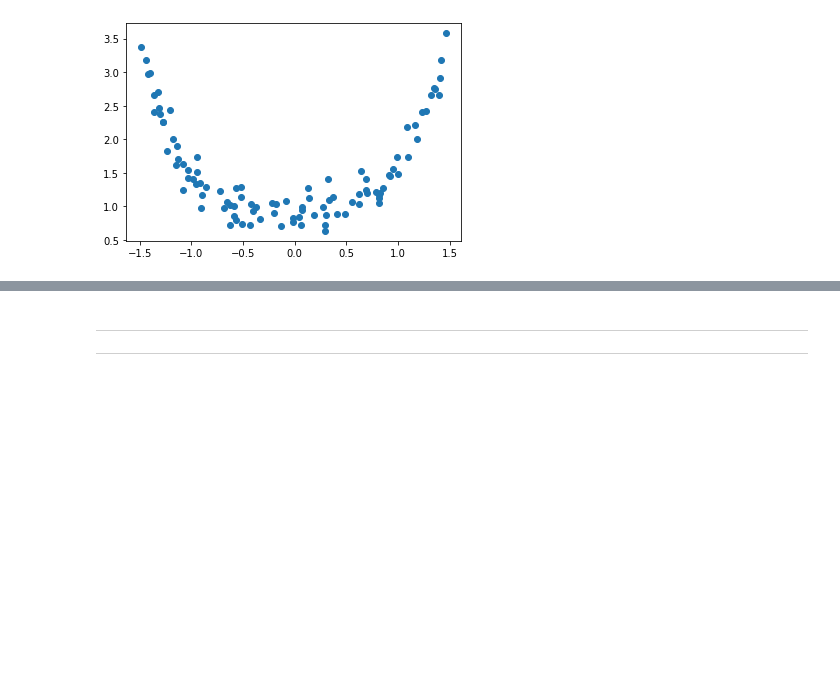
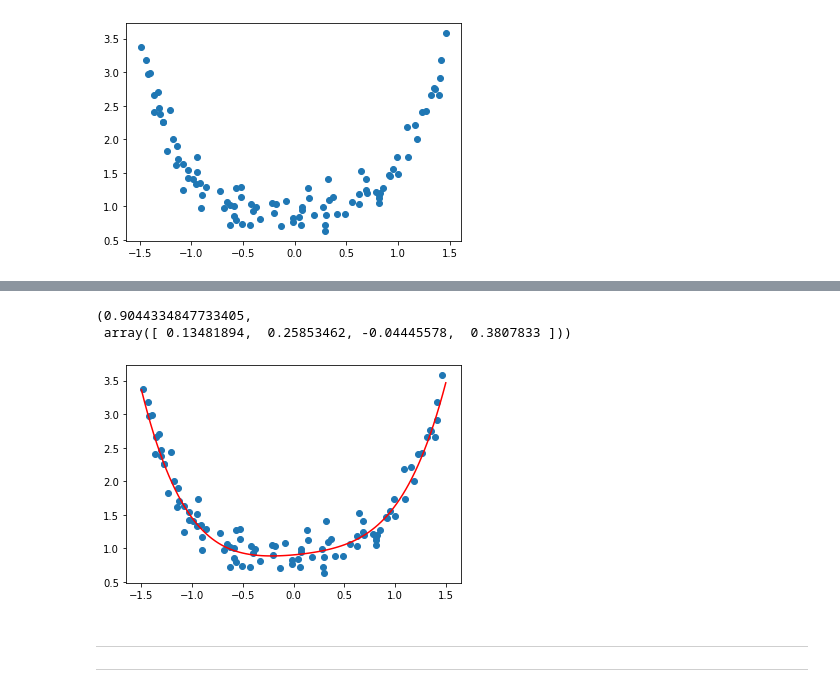
Before and after one commit to GabrielAsato/Curso_DS_Degree, a Jupyter notebook: Módulo 8 - Estatística II/Revisão do módulo de Estatística II (Pré ML).ipynb, the cells around one changed output, grey strips where cells are left out. Cells and saved outputs as stored; diff of their text form; code cells hidden in the pictures; blank space fills up the shorter version.

```diff
--- a/Módulo 8 - Estatística II/Revisão do módulo de Estatística II (Pré ML).ipynb
+++ b/Módulo 8 - Estatística II/Revisão do módulo de Estatística II (Pré ML).ipynb
@@ -1075,0 +1202,11 @@ array([[-0.37637964],
+# %%
+# Utilizando agora o PolynomialFeature
+from sklearn.preprocessing import PolynomialFeatures
+pf = PolynomialFeatures(degree= 4, include_bias = False).fit(X_train) # fazer o train_test_split normalmente em X
+# %%
+pf = pf.transform(X_train)
+# pf vira os dados com variável de vários graus
+# %%
+pf_df = pd.DataFrame(pf)
+pf_df
+# Usa-se os valores elevado a uma potência para calcular b, mas na equação utiliza-se o X com o potencial
@@ -1076,3 +1227,27 @@ array([[-0.37637964],
+# %%
+from sklearn.linear_model import LinearRegression
+reglin1 = LinearRegression().fit(pf_df, y_train)
+# %%
+reglin1.intercept_, reglin1.coef_
+# %% [output]
+(0.9044334847733405,
+ array([ 0.13481894,  0.25853462, -0.04445578,  0.3807833 ]))
+# %%
+np.random.seed(42)
+N = 100
+X = np.random.uniform(-1.5, 1.5, N)
+b0, b1, b2, b3, b4 = 1, 0.1, 0, 0, 0.5
+y = b0 + b1*X + b2*(X**2) + b3*(X**3) + b4*(X**4) + np.random.normal(0, 0.2, N)
+plt.scatter(X, y)
+#-----------------------------------------------------
+X_ = np.linspace(-1.5, 1.5, 100)
+y_pred = reglin1.intercept_
+for n, b in enumerate(reglin1.coef_):
+    y_pred = y_pred + b*X_**(n+1)
+plt.plot(X_, y_pred, color='red')
+plt.show()
+# %% [output]
+[figure, added]
 # %% [markdown]
 ----
 -----
```
Also changed, not shown: parts of 29 cells of this notebook, 23 other files.
